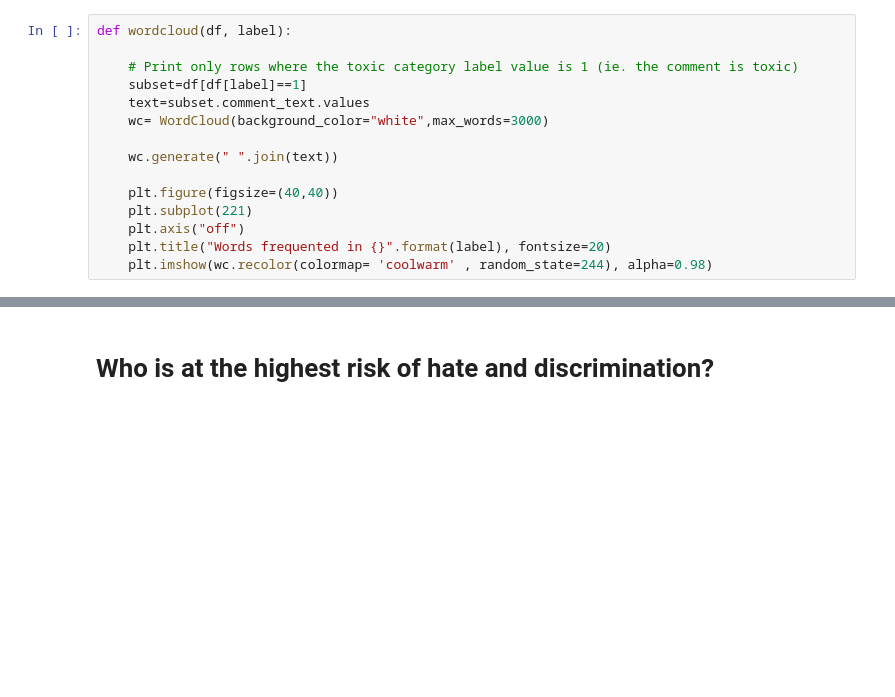
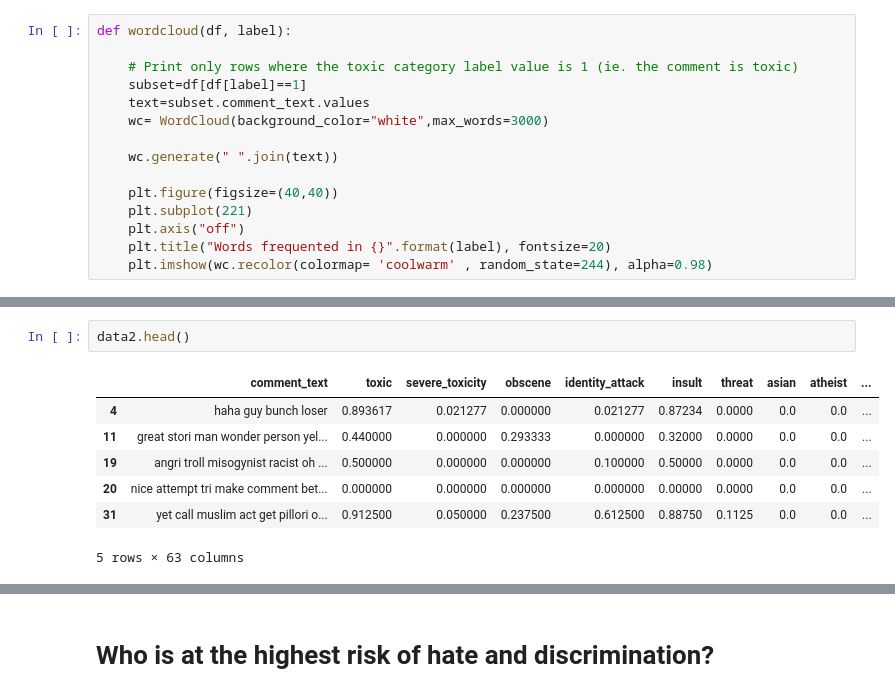
Before and after one commit to drenize/Multilingual_NLP_Classifier_Toxic_Comments, a Jupyter notebook: Toxic_Comments_EDA.ipynb, the cells around one changed output, grey strips where cells are left out. Saved outputs shown, nothing was run; the diff lists cells and outputs as text; blank space fills up the shorter version.

```diff
--- a/Toxic_Comments_EDA.ipynb
+++ b/Toxic_Comments_EDA.ipynb
@@ -1045,0 +1063,10 @@ wordcloud(data0, 'identity_attack')
+# %%
+data2.head()
+# %% [output]
+|  | comment_text | toxic | severe_toxicity | obscene | identity_attack | insult | threat | asian | atheist | ... |
+| 4 | haha guy bunch loser | 0.893617 | 0.021277 | 0.000000 | 0.021277 | 0.87234 | 0.0000 | 0.0 | 0.0 | ... |
+| 11 | great stori man wonder person yel... | 0.440000 | 0.000000 | 0.293333 | 0.000000 | 0.32000 | 0.0000 | 0.0 | 0.0 | ... |
+| 19 | angri troll misogynist racist oh ... | 0.500000 | 0.000000 | 0.000000 | 0.100000 | 0.50000 | 0.0000 | 0.0 | 0.0 | ... |
+| 20 | nice attempt tri make comment bet... | 0.000000 | 0.000000 | 0.000000 | 0.000000 | 0.00000 | 0.0000 | 0.0 | 0.0 | ... |
+| 31 | yet call muslim act get pillori o... | 0.912500 | 0.050000 | 0.237500 | 0.612500 | 0.88750 | 0.1125 | 0.0 | 0.0 | ... |
+5 rows × 63 columns
```
Also changed, not shown: parts of 21 cells of this notebook.
